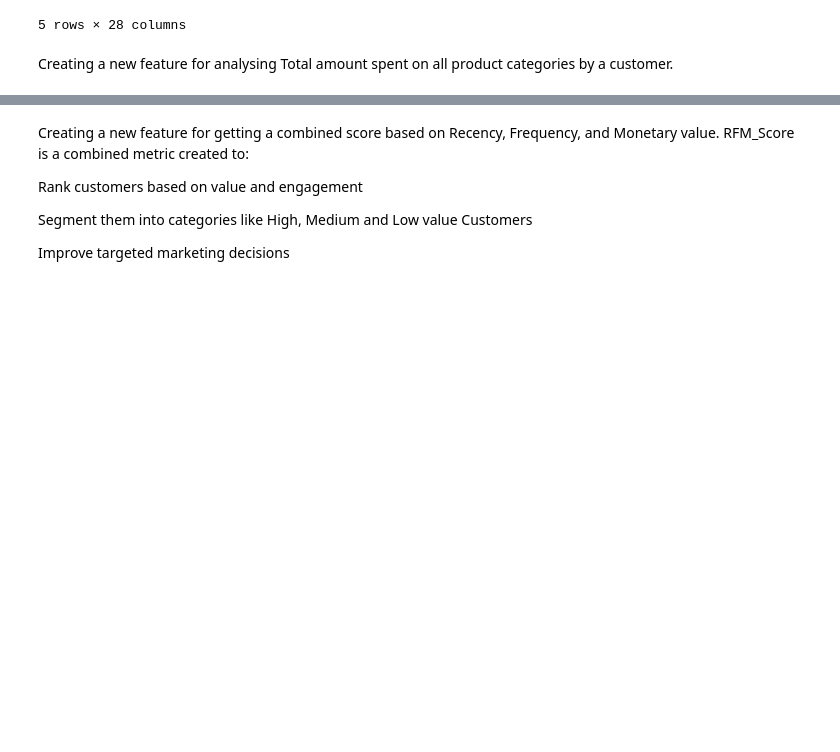
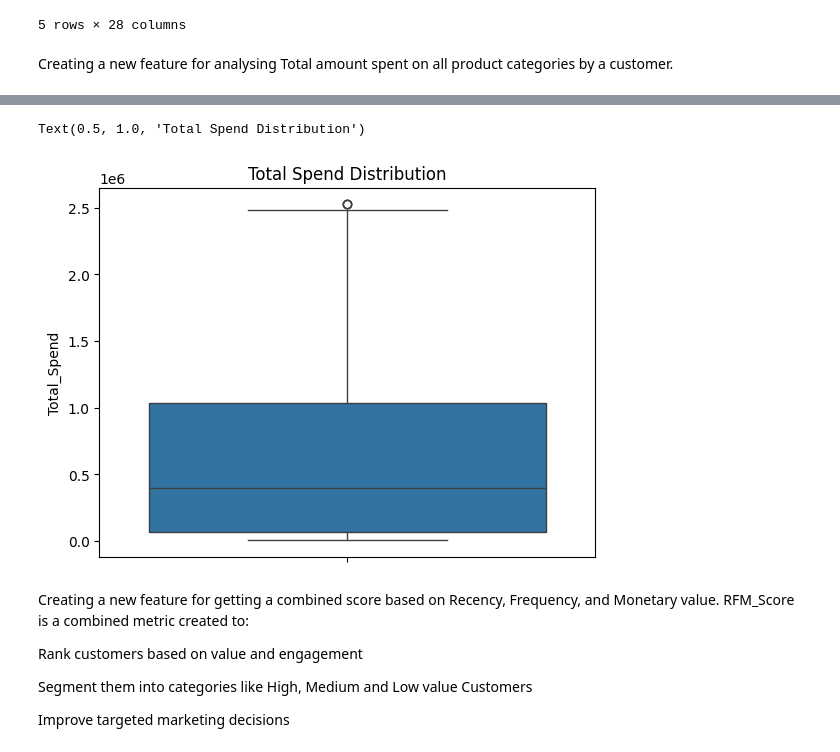
Before and after one commit to gowthamav007/sample-customer-analysis, a Jupyter notebook: Customer_Analysis.ipynb, the cells around one changed output, grey strips where cells are left out. Drawn from its saved outputs; the diff is of its cells as text; code cells hidden in the pictures; blank space fills up the shorter version.

```diff
--- a/Customer_Analysis.ipynb
+++ b/Customer_Analysis.ipynb
@@ -323,3 +323,9 @@ df.head()
+# %%
+sns.boxplot(df['Total_Spend'])
+plt.title('Total Spend Distribution')
+# %% [output]
+Text(0.5, 1.0, 'Total Spend Distribution')
+[figure, added]
 # %% [markdown]
 Creating a new feature for getting a combined score based on Recency, Frequency, and Monetary value. RFM_Score is a combined metric created to:
 
```
Also changed, not shown: parts of 7 cells of this notebook.
